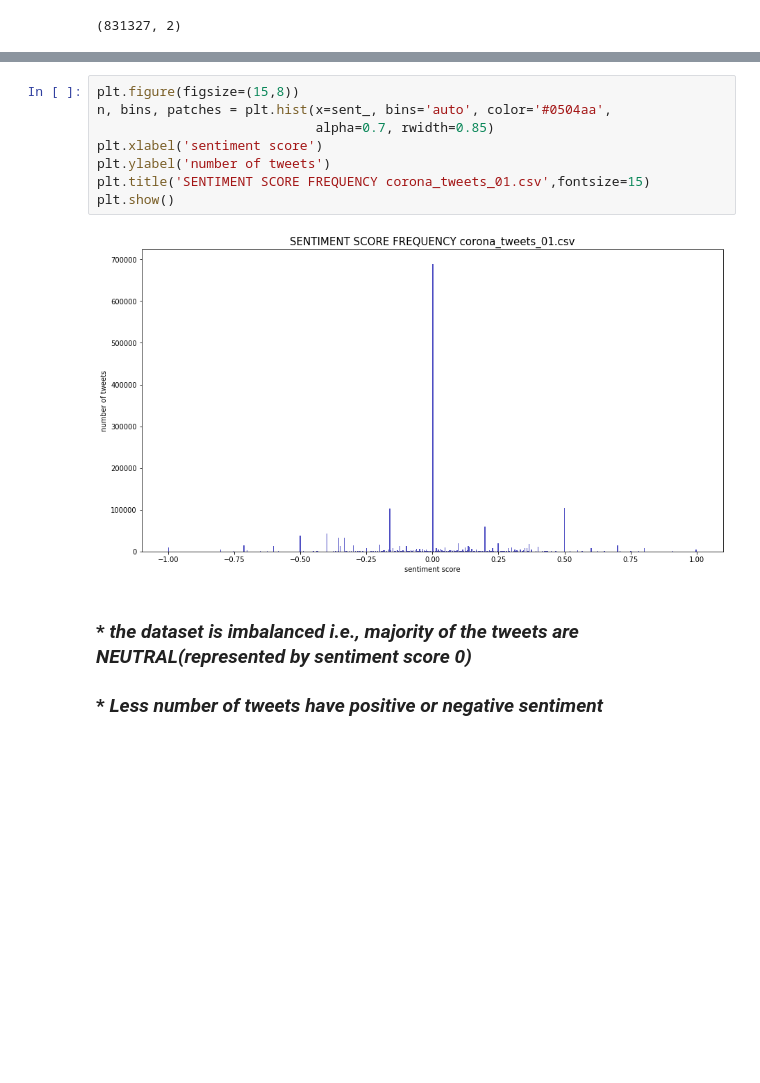
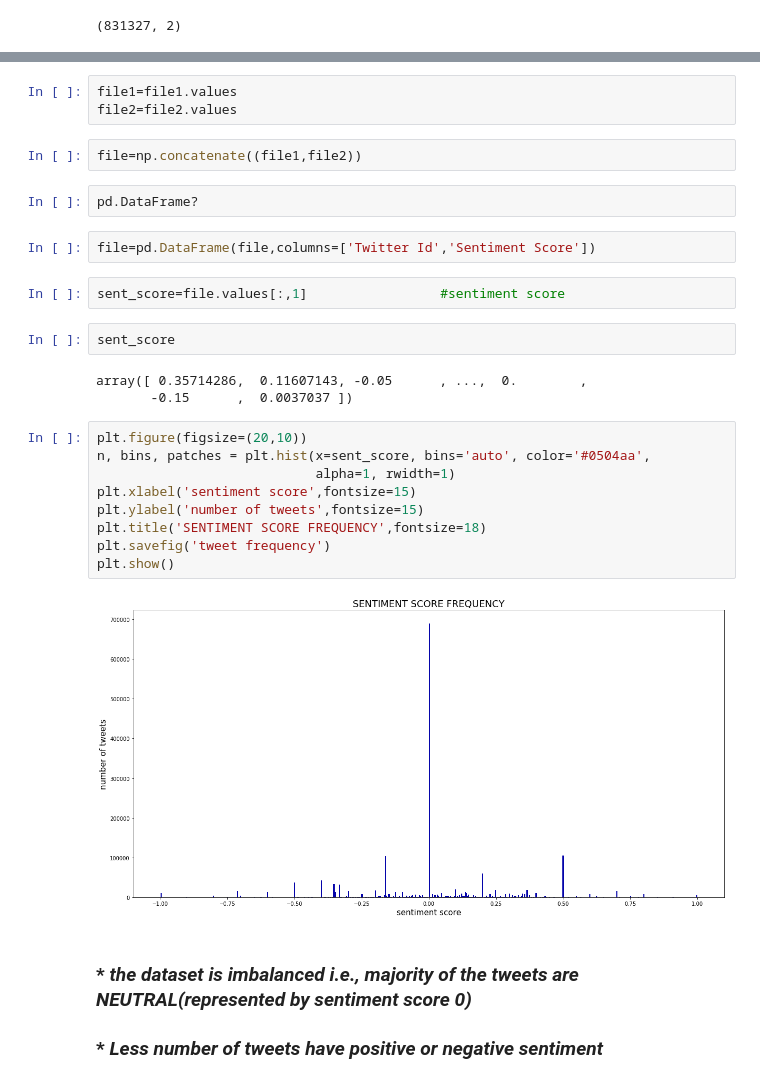
Before and after one commit to kritika2611/TWITTER-SENTIMENT-ANALYSIS-OF-COVID-19, a Jupyter notebook: SENTIMENT ANALYSIS.ipynb, the cells around one changed output, grey strips where cells are left out. Drawn from its saved outputs; the diff is of its cells as text; blank space fills up the shorter version.

```diff
--- a/SENTIMENT ANALYSIS.ipynb
+++ b/SENTIMENT ANALYSIS.ipynb
@@ -40,13 +31,30 @@ array([ 0.35714286,  0.11607143, -0.05      , ...,  0.        ,
+# %%
+file1=file1.values
+file2=file2.values
+# %%
+file=np.concatenate((file1,file2))
+# %%
+pd.DataFrame?
+# %%
+file=pd.DataFrame(file,columns=['Twitter Id','Sentiment Score'])
+# %%
+sent_score=file.values[:,1]                 #sentiment score
+# %%
+sent_score
+# %% [output]
+array([ 0.35714286,  0.11607143, -0.05      , ...,  0.        ,
+       -0.15      ,  0.0037037 ])
 # %%
-plt.figure(figsize=(15,8))
-n, bins, patches = plt.hist(x=sent_, bins='auto', color='#0504aa',
-                            alpha=0.7, rwidth=0.85)
-plt.xlabel('sentiment score')
-plt.ylabel('number of tweets')
-plt.title('SENTIMENT SCORE FREQUENCY corona_tweets_01.csv',fontsize=15)
+plt.figure(figsize=(20,10))
+n, bins, patches = plt.hist(x=sent_score, bins='auto', color='#0504aa',
+                            alpha=1, rwidth=1)
+plt.xlabel('sentiment score',fontsize=15)
+plt.ylabel('number of tweets',fontsize=15)
+plt.title('SENTIMENT SCORE FREQUENCY',fontsize=18)
+plt.savefig('tweet frequency')
 plt.show()
 # %% [output]
-[figure, old version]
+[figure, new version]
 # %% [markdown]
 
 ### * *the dataset is imbalanced i.e., majority of the tweets are NEUTRAL(represented by sentiment score 0)*
```
Also changed, not shown: parts of 10 cells of this notebook.
